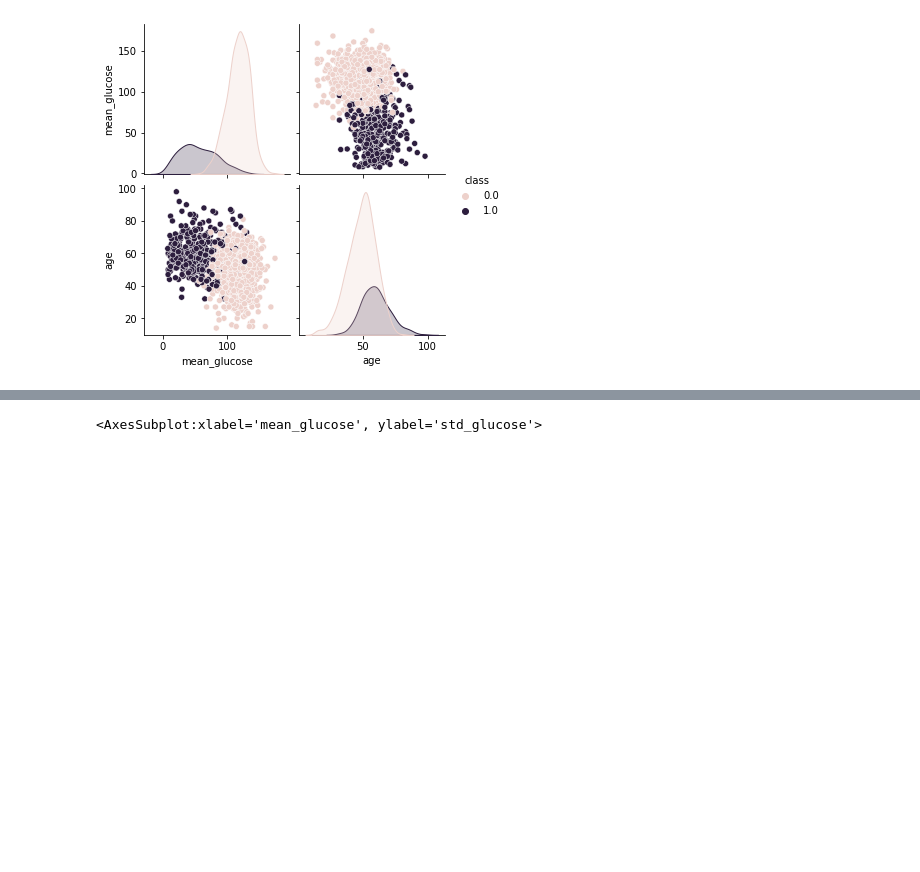
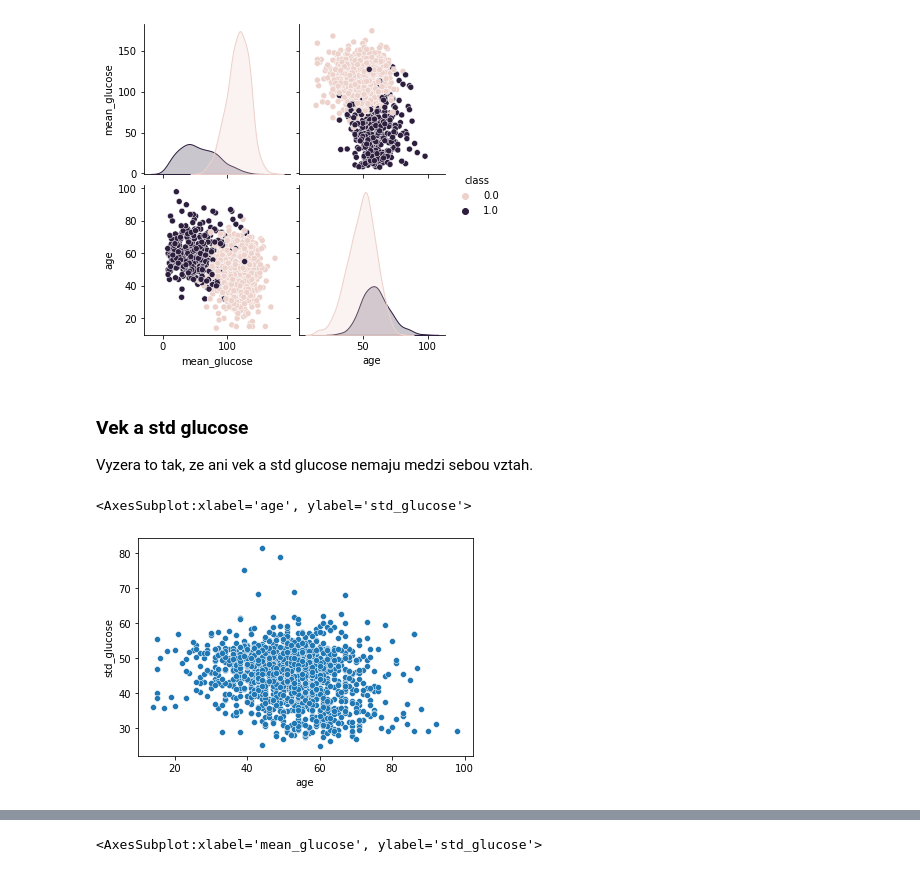
Before and after one commit to Marian-N/IAU, a Jupyter notebook: Untitled.ipynb, the cells around one changed output, grey strips where cells are left out. Cells and saved outputs as stored; diff of their text form; code cells hidden in the pictures; blank space fills up the shorter version.

```diff
--- a/Untitled.ipynb
+++ b/Untitled.ipynb
@@ -787,3 +777,11 @@ sns.pairplot(data=df, vars=['mean_glucose', 'age'], hue = "class")
 # %% [output]
 <seaborn.axisgrid.PairGrid at 0x...>
 [figure]
+# %% [markdown]
+### Vek a std glucose
+Vyzera to tak, ze ani vek a std glucose nemaju medzi sebou vztah.
+# %%
+sns.scatterplot(data=df, x='age', y='std_glucose')
+# %% [output]
+<AxesSubplot:xlabel='age', ylabel='std_glucose'>
+[figure, added]
```
Also changed, not shown: parts of 93 cells of this notebook.
